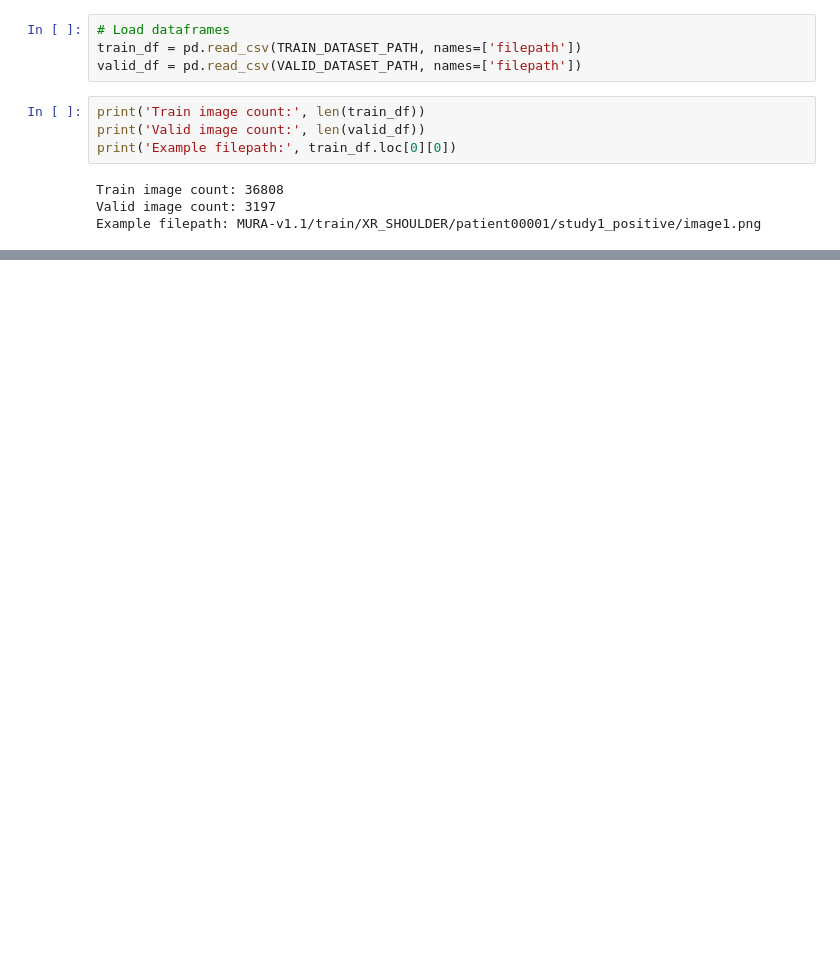
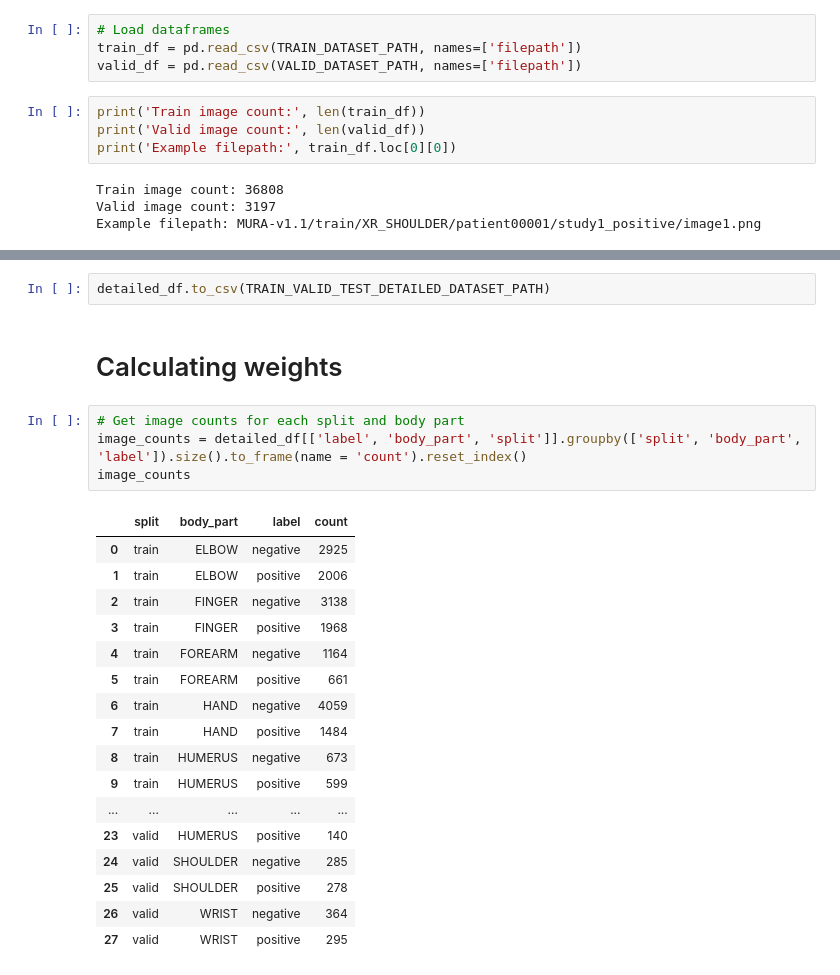
Before and after one commit to k4kTuS/BP_CNN, a Jupyter notebook: src/dataset_preparation.ipynb, the cells around one changed output, grey strips where cells are left out. Drawn from its saved outputs; the diff is of its cells as text; blank space fills up the shorter version.

```diff
--- a/src/dataset_preparation.ipynb
+++ b/src/dataset_preparation.ipynb
@@ -80,0 +207,26 @@ display(detailed_df.head(10))
+# %%
+detailed_df.to_csv(TRAIN_VALID_TEST_DETAILED_DATASET_PATH)
+# %% [markdown]
+# Calculating weights
+# %%
+# Get image counts for each split and body part
+image_counts = detailed_df[['label', 'body_part', 'split']].groupby(['split', 'body_part', 'label']).size().to_frame(name = 'count').reset_index()
+image_counts
+# %% [output]
+|  | split | body_part | label | count |
+| 0 | train | ELBOW | negative | 2925 |
+| 1 | train | ELBOW | positive | 2006 |
+| 2 | train | FINGER | negative | 3138 |
+| 3 | train | FINGER | positive | 1968 |
+| 4 | train | FOREARM | negative | 1164 |
+| 5 | train | FOREARM | positive | 661 |
+| 6 | train | HAND | negative | 4059 |
+| 7 | train | HAND | positive | 1484 |
+| 8 | train | HUMERUS | negative | 673 |
+| 9 | train | HUMERUS | positive | 599 |
+| ... | ... | ... | ... | ... |
+| 23 | valid | HUMERUS | positive | 140 |
+| 24 | valid | SHOULDER | negative | 285 |
+| 25 | valid | SHOULDER | positive | 278 |
+| 26 | valid | WRIST | negative | 364 |
+| 27 | valid | WRIST | positive | 295 |
```
Also changed, not shown: parts of 14 cells of this notebook.
